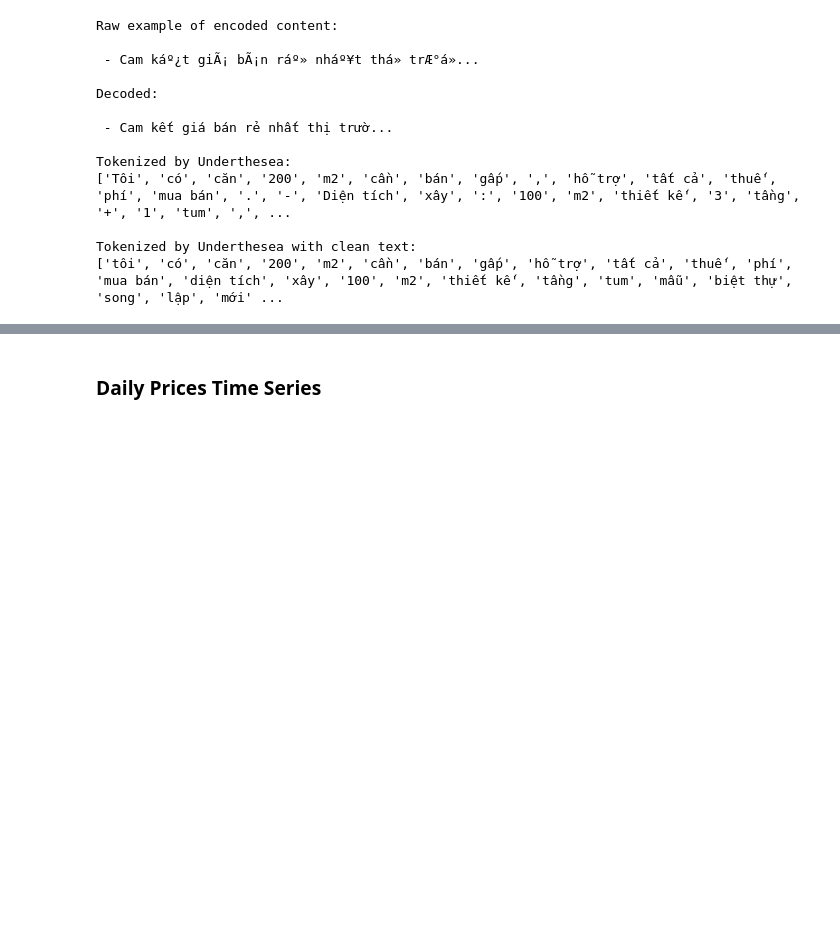
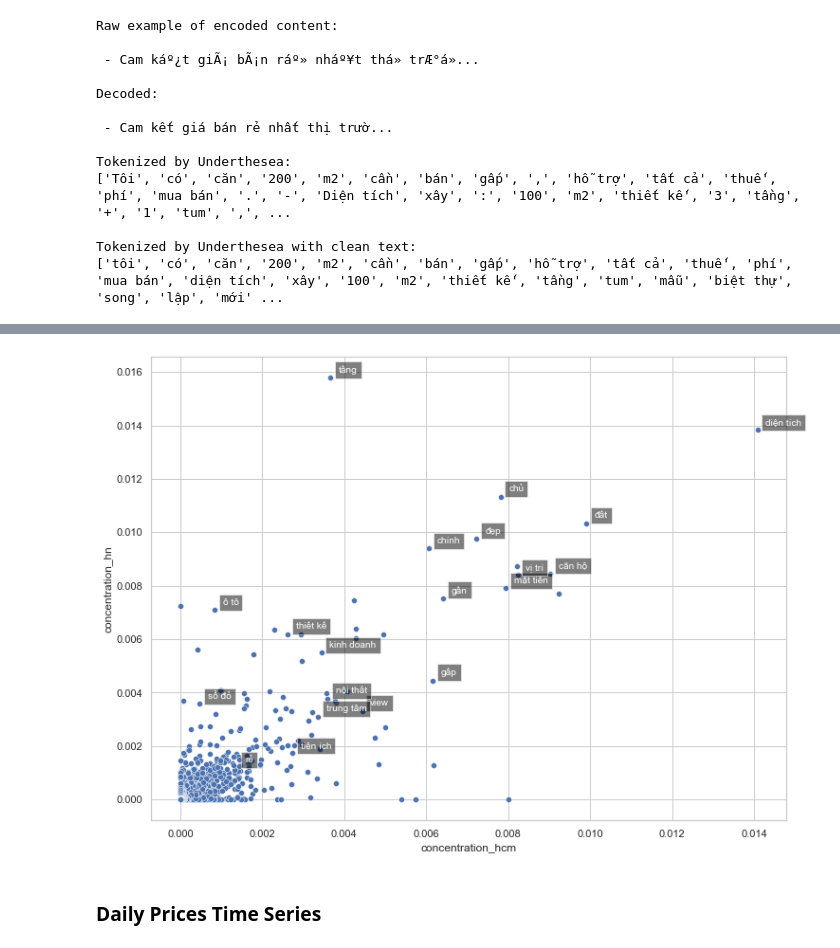
Before and after one commit to taidnguyen/housing-vietnam-analysis, a Jupyter notebook: analysis/trends.ipynb, the cells around one changed output, grey strips where cells are left out. Cells and saved outputs as stored; diff of their text form; code cells hidden in the pictures; blank space fills up the shorter version.

```diff
--- a/analysis/trends.ipynb
+++ b/analysis/trends.ipynb
@@ -389,6 +389,18 @@ def clean_text(text):
     text = ' '.join(text.split())
     return text
 
+# def get_word_freq(df):
+#     """Return dict of word-POS and frequency count"""
+#     word_freq = defaultdict(int) #init dict
+#     for content in df['content_raw']:
+#         try:
+#             text = clean_text(content.encode('latin1').decode('utf8')) #special decode
+#         except:
+#             text = clean_text(content) #some raw contents don't need decodes
+#         for word_pos in pos_tag(text):
+#             if word_pos[0] not in stopwords_viet:
+#                 word_freq[word_pos] += 1
+
 def get_word_freq(df):
     """Return dict of words and frequency count"""
     word_freq = defaultdict(int) #init dict
@@ -397,9 +409,9 @@ def get_word_freq(df):
             text = clean_text(content.encode('latin1').decode('utf8')) #special decode
         except:
             text = clean_text(content) #some raw contents don't need decodes
-        for word_pos in pos_tag(text):
-            if word_pos[0] not in stopwords_viet:
-                word_freq[word_pos] += 1
+        for word in word_tokenize(text):
+            if word not in stopwords_viet:
+                word_freq[word] += 1
 
     return word_freq
 # %%
@@ -445,14 +462,19 @@ print("Top HCM Listing Words:\n{}\nTop HN Listing Content:\n{}\n".format(sorted(
 # %%
-hcm_words_df = pd.DataFrame([[k[0]] + [k[1]] + [v] for k, v in hcm_words.items()],
-                   columns=['word', 'pos', 'freq'])
-hn_words_df = pd.DataFrame([[k[0]] + [k[1]] + [v] for k, v in hn_words.items()],
-                   columns=['word', 'pos', 'freq'])
+# hcm_words_df = pd.DataFrame([[k[0]] + [k[1]] + [v] for k, v in hcm_words.items()],
+#                    columns=['word', 'pos', 'freq'])
+# hn_words_df = pd.DataFrame([[k[0]] + [k[1]] + [v] for k, v in hn_words.items()],
+#                    columns=['word', 'pos', 'freq'])
+hcm_words_df = pd.DataFrame([[k] + [v] for k, v in hcm_words.items()],
+                   columns=['word', 'freq'])
+hn_words_df = pd.DataFrame([[k] + [v] for k, v in hn_words.items()],
+                   columns=['word', 'freq'])
 
 # Merge and fill non matching words
 freq_df = pd.merge(left=hcm_words_df,
                    right=hn_words_df,
                    how='outer',
-                   on=['word', 'pos'],
+#                    on=['word', 'pos'],
+                   on=['word'],
                    suffixes=("_hcm", "_hn"),copy=True).fillna(0)
 
 # Get word concentrations
@@ -468,19 +508,23 @@ freq_df.sort_values('concentration_hcm', ascending=False)[:20]
 # %%
 plttext_dict = dict(zip(freq_df['word'], zip(freq_df['concentration_hcm'], freq_df['concentration_hn'])))
 plttext= ['thiết kế', 'view', 'mặt tiền', 'kinh doanh', 'tiện ích',
           'trung tâm', 'ô tô', 'sổ đỏ', 'gấp', 'rẻ', 'nội thất',
           'đất', 'chủ', 'gần', 'vị trí', 'đẹp', 'diện tích', 'tầng',
           'chính', 'căn hộ']
 
-sns.scatterplot(data=freq_df, x='concentration_hcm', y='concentration_hn', hue='pos')
+sns.scatterplot(data=freq_df, x='concentration_hcm', y='concentration_hn'
+#                 , hue='pos'
+               )
 for txt in plttext:
     plt.text(x=plttext_dict[txt][0]+0.0002,
              y=plttext_dict[txt][1]+0.0002,
              s=txt,
              fontdict=dict(color='white',size=10),
              bbox=dict(facecolor='black',alpha=0.5))
 
 plt.show()
+# %% [output]
+[figure, added]
 # %% [markdown]
 ### Daily Prices Time Series
 # %%
```
Also changed, not shown: parts of 3 cells of this notebook, 1 other file.
